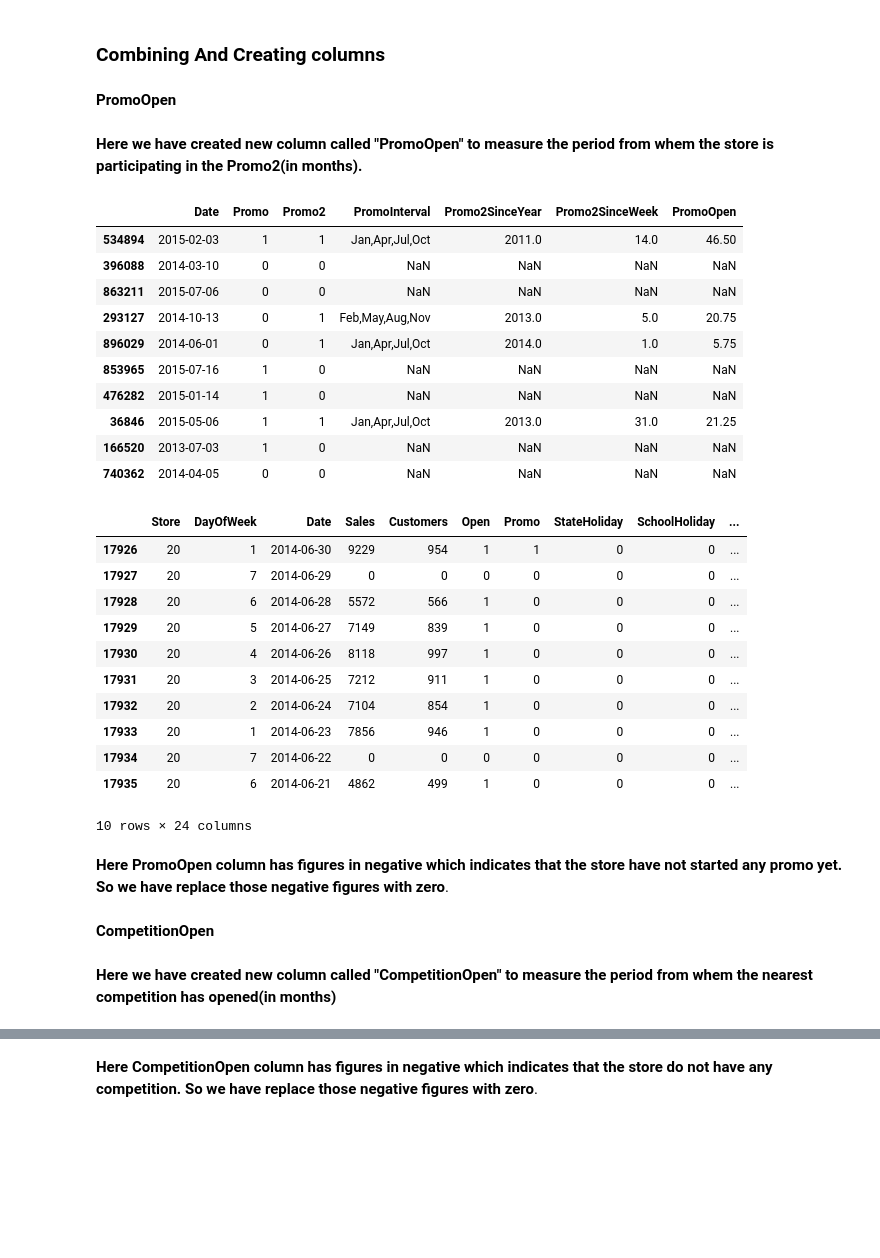
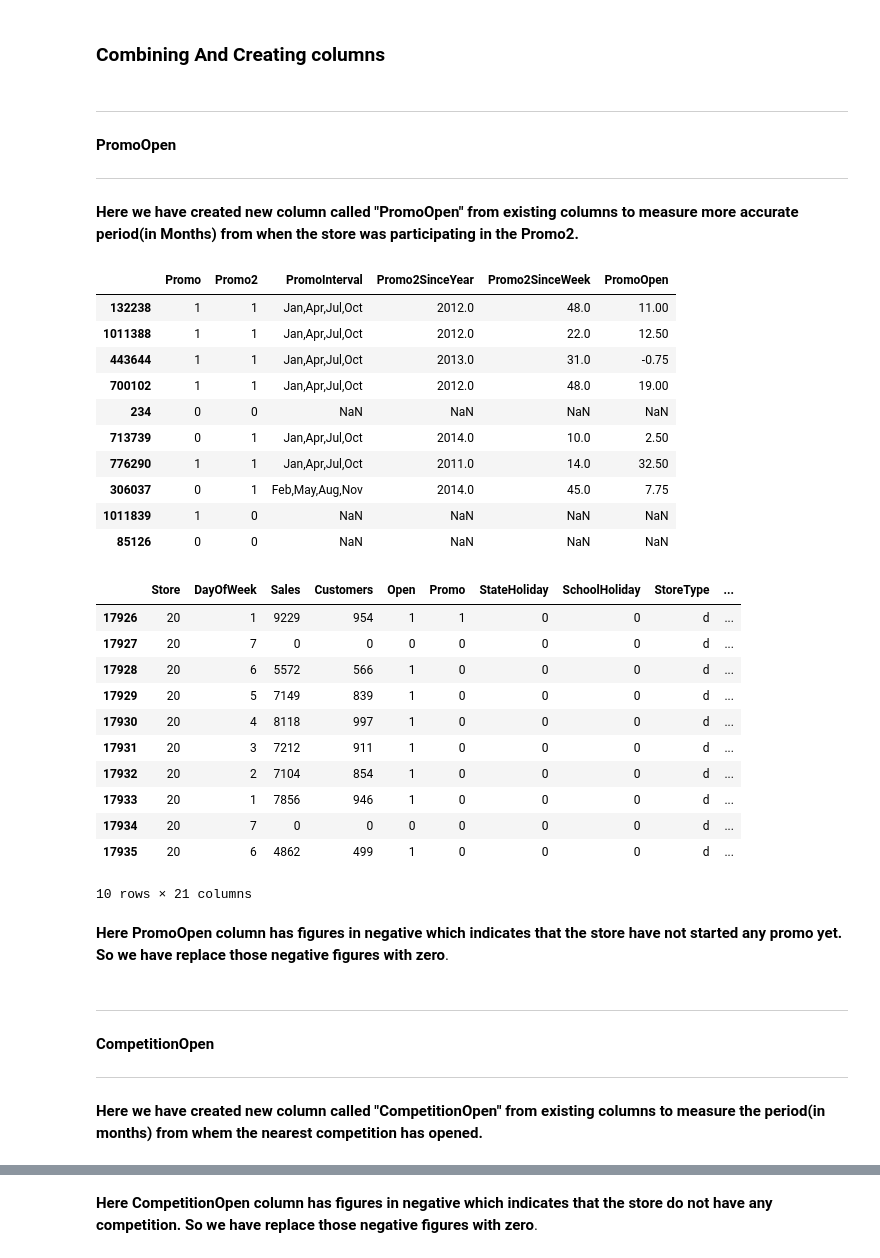
Before and after one commit to RajaChowdhury/Retail-Sales-Prediction, a Jupyter notebook: Colab_Notebook_Rossmann_Sales_Prediction_Raja_Chowdhury.ipynb, the cells around one changed output, grey strips where cells are left out. Cells and saved outputs as stored; diff of their text form; code cells hidden in the pictures; blank space fills up the shorter version.

```diff
--- a/Colab_Notebook_Rossmann_Sales_Prediction_Raja_Chowdhury.ipynb
+++ b/Colab_Notebook_Rossmann_Sales_Prediction_Raja_Chowdhury.ipynb
@@ -376,6 +401,6 @@ df["Date"]=pd.to_datetime(df["Date"])
 df["Year"]=df["Date"].dt.year
 df["Month"]=df["Date"].dt.month
 df["Day"]=df["Date"].dt.day
-df["Week"]=df["Date"].dt.week%4
-df["WeekOfYear"]=df["Date"].dt.week
+#df["WeekOfMonth"]=df["Date"].dt.week%4
+#df["WeekOfYear"]=df["Date"].dt.week
 # %% [markdown]
@@ -403,57 +408,72 @@ memory usage: 186.3+ MB
 # %%
-# Dropping Unnecessary Columns
-#df=df.drop(['Date'],axis=1)
+# After Extracting, Date Column Becomes Irrelevant So Dropping It
+
+df=df.drop(['Date'],axis=1)
 # %% [markdown]
 ### **Combining And Creating columns**
 # %% [markdown]
+
+
+---
+
+
 **PromoOpen**
+
+---
 # %%
 # Creating New Column From Existing Columns
 df["PromoOpen"] = (12* (df["Year"]-df["Promo2SinceYear"])) + df["Month"]-((df["Promo2SinceWeek"]/4))
 # %% [markdown]
-**Here we have created new column called "PromoOpen" to measure the period from whem the store is participating in the Promo2(in months).**
+**Here we have created new column called "PromoOpen" from existing columns to measure more accurate period(in Months) from when the store was participating in the Promo2.**
 # %%
 #Lets Check Our Columns
-df[['Date','Promo','Promo2','PromoInterval','Promo2SinceYear', 'Promo2SinceWeek', 'PromoOpen']].sample(10)
+df[['Promo','Promo2','PromoInterval','Promo2SinceYear', 'Promo2SinceWeek', 'PromoOpen']].sample(10)
 # %% [output]
-|  | Date | Promo | Promo2 | PromoInterval | Promo2SinceYear | Promo2SinceWeek | PromoOpen |
-| 534894 | 2015-02-03 | 1 | 1 | Jan,Apr,Jul,Oct | 2011.0 | 14.0 | 46.50 |
-| 396088 | 2014-03-10 | 0 | 0 | NaN | NaN | NaN | NaN |
-| 863211 | 2015-07-06 | 0 | 0 | NaN | NaN | NaN | NaN |
-| 293127 | 2014-10-13 | 0 | 1 | Feb,May,Aug,Nov | 2013.0 | 5.0 | 20.75 |
-| 896029 | 2014-06-01 | 0 | 1 | Jan,Apr,Jul,Oct | 2014.0 | 1.0 | 5.75 |
-| 853965 | 2015-07-16 | 1 | 0 | NaN | NaN | NaN | NaN |
-| 476282 | 2015-01-14 | 1 | 0 | NaN | NaN | NaN | NaN |
-| 36846 | 2015-05-06 | 1 | 1 | Jan,Apr,Jul,Oct | 2013.0 | 31.0 | 21.25 |
-| 166520 | 2013-07-03 | 1 | 0 | NaN | NaN | NaN | NaN |
-| 740362 | 2014-04-05 | 0 | 0 | NaN | NaN | NaN | NaN |
+|  | Promo | Promo2 | PromoInterval | Promo2SinceYear | Promo2SinceWeek | PromoOpen |
+| 132238 | 1 | 1 | Jan,Apr,Jul,Oct | 2012.0 | 48.0 | 11.00 |
+| 1011388 | 1 | 1 | Jan,Apr,Jul,Oct | 2012.0 | 22.0 | 12.50 |
+| 443644 | 1 | 1 | Jan,Apr,Jul,Oct | 2013.0 | 31.0 | -0.75 |
+| 700102 | 1 | 1 | Jan,Apr,Jul,Oct | 2012.0 | 48.0 | 19.00 |
+| 234 | 0 | 0 | NaN | NaN | NaN | NaN |
+| 713739 | 0 | 1 | Jan,Apr,Jul,Oct | 2014.0 | 10.0 | 2.50 |
+| 776290 | 1 | 1 | Jan,Apr,Jul,Oct | 2011.0 | 14.0 | 32.50 |
+| 306037 | 0 | 1 | Feb,May,Aug,Nov | 2014.0 | 45.0 | 7.75 |
+| 1011839 | 1 | 0 | NaN | NaN | NaN | NaN |
+| 85126 | 0 | 0 | NaN | NaN | NaN | NaN |
 # %%
 # Checking PromoOpen Negative figures
 df[df["PromoOpen"]<0].head(10)
 # %% [output]
-|  | Store | DayOfWeek | Date | Sales | Customers | Open | Promo | StateHoliday | SchoolHoliday | ... |
-| 17926 | 20 | 1 | 2014-06-30 | 9229 | 954 | 1 | 1 | 0 | 0 | ... |
-| 17927 | 20 | 7 | 2014-06-29 | 0 | 0 | 0 | 0 | 0 | 0 | ... |
-| 17928 | 20 | 6 | 2014-06-28 | 5572 | 566 | 1 | 0 | 0 | 0 | ... |
-| 17929 | 20 | 5 | 2014-06-27 | 7149 | 839 | 1 | 0 | 0 | 0 | ... |
-| 17930 | 20 | 4 | 2014-06-26 | 8118 | 997 | 1 | 0 | 0 | 0 | ... |
-| 17931 | 20 | 3 | 2014-06-25 | 7212 | 911 | 1 | 0 | 0 | 0 | ... |
-| 17932 | 20 | 2 | 2014-06-24 | 7104 | 854 | 1 | 0 | 0 | 0 | ... |
-| 17933 | 20 | 1 | 2014-06-23 | 7856 | 946 | 1 | 0 | 0 | 0 | ... |
-| 17934 | 20 | 7 | 2014-06-22 | 0 | 0 | 0 | 0 | 0 | 0 | ... |
-| 17935 | 20 | 6 | 2014-06-21 | 4862 | 499 | 1 | 0 | 0 | 0 | ... |
+|  | Store | DayOfWeek | Sales | Customers | Open | Promo | StateHoliday | SchoolHoliday | StoreType | ... |
+| 17926 | 20 | 1 | 9229 | 954 | 1 | 1 | 0 | 0 | d | ... |
+| 17927 | 20 | 7 | 0 | 0 | 0 | 0 | 0 | 0 | d | ... |
+| 17928 | 20 | 6 | 5572 | 566 | 1 | 0 | 0 | 0 | d | ... |
+| 17929 | 20 | 5 | 7149 | 839 | 1 | 0 | 0 | 0 | d | ... |
+| 17930 | 20 | 4 | 8118 | 997 | 1 | 0 | 0 | 0 | d | ... |
+| 17931 | 20 | 3 | 7212 | 911 | 1 | 0 | 0 | 0 | d | ... |
+| 17932 | 20 | 2 | 7104 | 854 | 1 | 0 | 0 | 0 | d | ... |
+| 17933 | 20 | 1 | 7856 | 946 | 1 | 0 | 0 | 0 | d | ... |
+| 17934 | 20 | 7 | 0 | 0 | 0 | 0 | 0 | 0 | d | ... |
+| 17935 | 20 | 6 | 4862 | 499 | 1 | 0 | 0 | 0 | d | ... |
-10 rows × 24 columns
+10 rows × 21 columns
 # %%
 # Replacing Those Negative Figures With Zero
 df.loc[df["PromoOpen"]<0, "PromoOpen" ] = 0
 # %% [markdown]
 **Here PromoOpen column has figures in negative which indicates that the store have not started any promo yet. So we have replace those negative figures with zero**.
 # %% [markdown]
+
+
+---
+
+
 **CompetitionOpen**
+
+---
 # %%
 # Creating New Column From Existing Columns
 df["CompetitionOpen"] = (12* (df["Year"]-df["CompetitionOpenSinceYear"])) + (df["Month"]-df["CompetitionOpenSinceMonth"])
 # %% [markdown]
-**Here we have created new column called "CompetitionOpen" to measure the period from whem the nearest competition has opened(in months)**
+**Here we have created new column called "CompetitionOpen" from existing columns to measure the period(in months) from whem the nearest competition has opened.**
 # %%
 #Lets Check Our Columns
```
Also changed, not shown: parts of 119 cells of this notebook.
